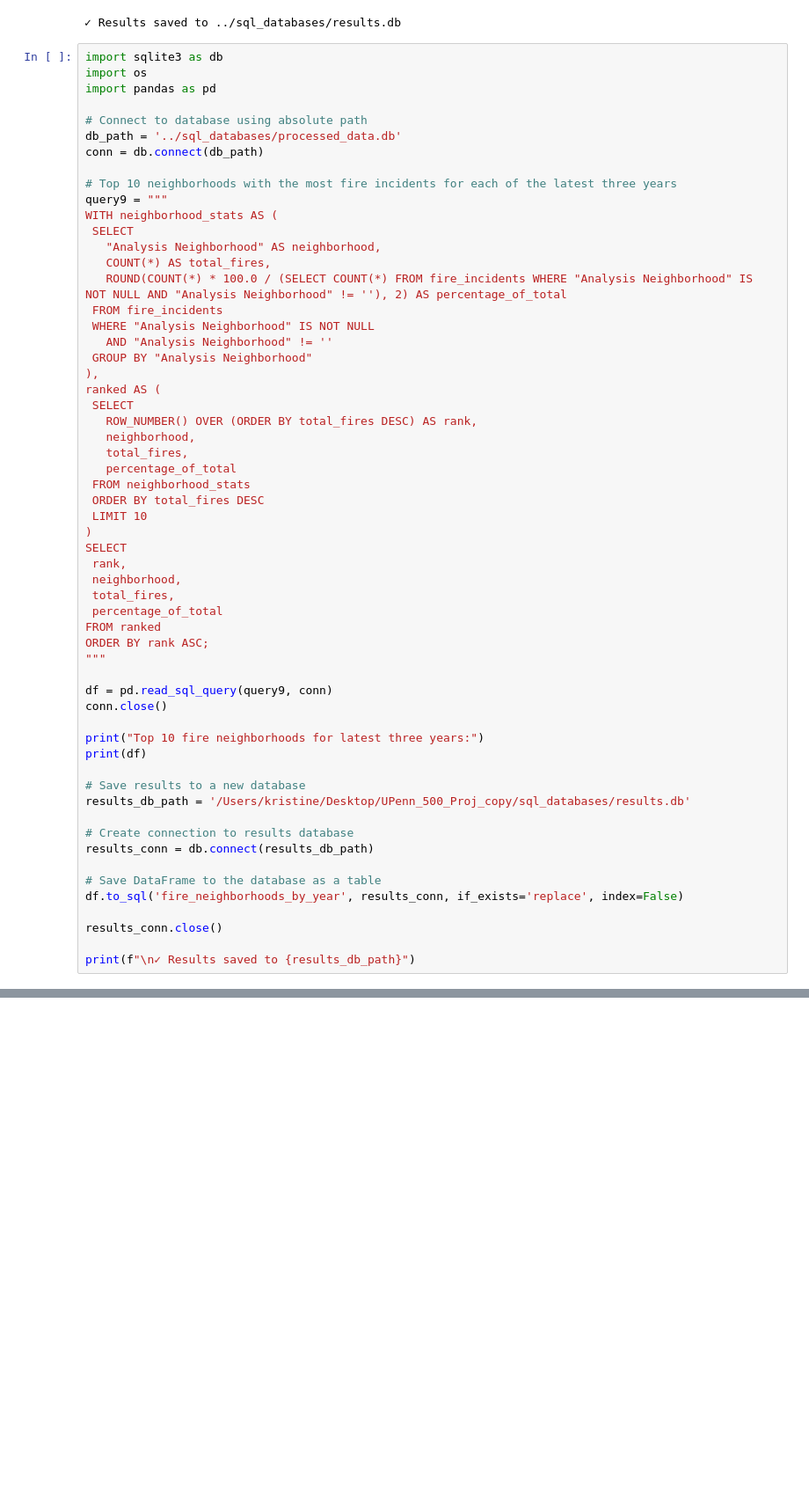
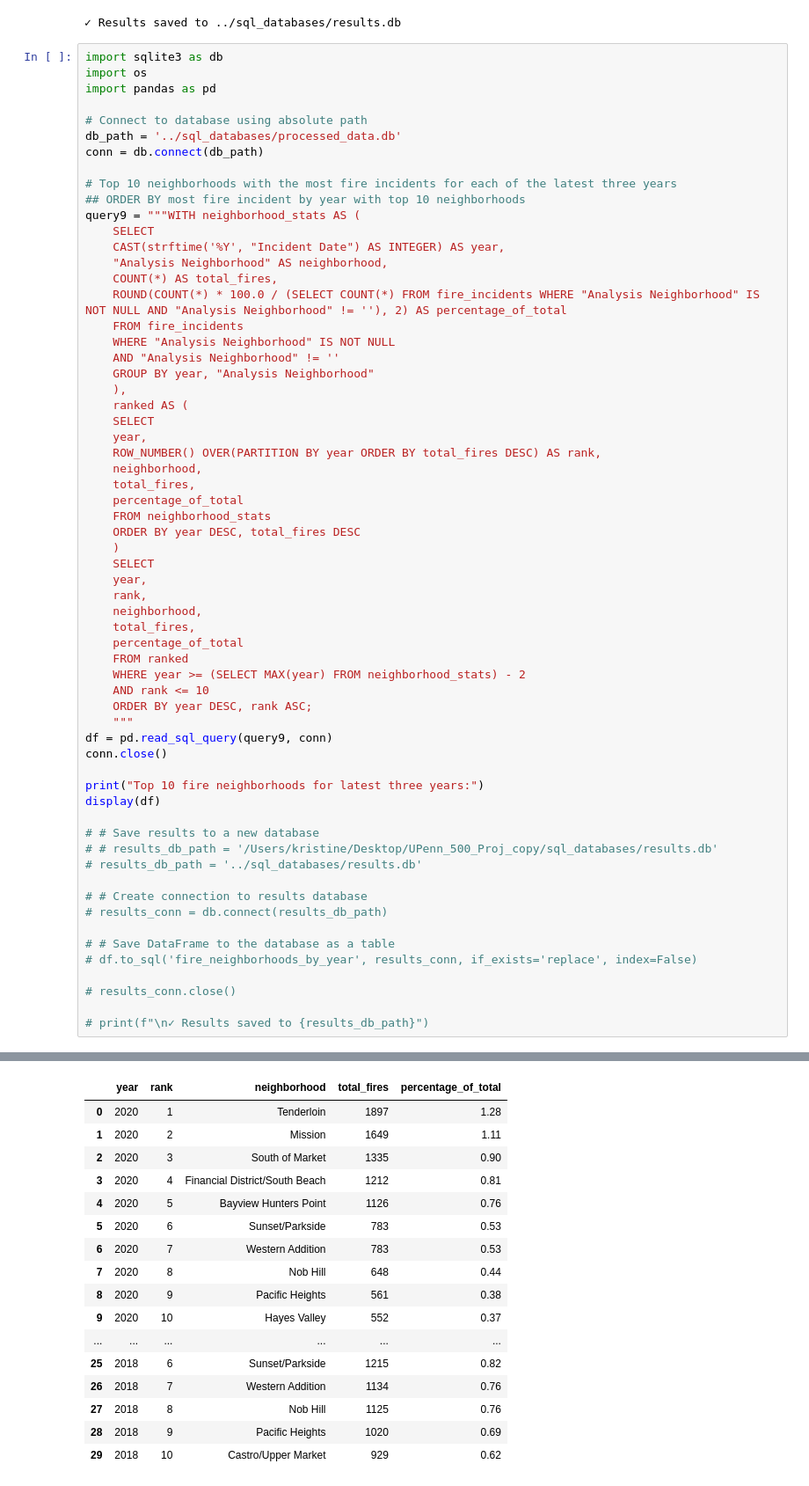
Before and after one commit to Maarham/UPenn_500_Proj, a Jupyter notebook: queries/queries.ipynb, the cells around one changed output, grey strips where cells are left out. Shown: that part at 88% size. Cells and saved outputs as stored; diff of their text form; blank space fills up the shorter version.

```diff
--- a/queries/queries.ipynb
+++ b/queries/queries.ipynb
@@ -680,53 +680,57 @@ db_path = '../sql_databases/processed_data.db'
 conn = db.connect(db_path)
 
 # Top 10 neighborhoods with the most fire incidents for each of the latest three years
-query9 = """
-WITH neighborhood_stats AS (
- SELECT
-   "Analysis Neighborhood" AS neighborhood,
-   COUNT(*) AS total_fires,
-   ROUND(COUNT(*) * 100.0 / (SELECT COUNT(*) FROM fire_incidents WHERE "Analysis Neighborhood" IS NOT NULL AND "Analysis Neighborhood" != ''), 2) AS percentage_of_total
- FROM fire_incidents
- WHERE "Analysis Neighborhood" IS NOT NULL
-   AND "Analysis Neighborhood" != ''
- GROUP BY "Analysis Neighborhood"
-),
-ranked AS (
- SELECT
-   ROW_NUMBER() OVER (ORDER BY total_fires DESC) AS rank,
-   neighborhood,
-   total_fires,
-   percentage_of_total
- FROM neighborhood_stats
- ORDER BY total_fires DESC
- LIMIT 10
-)
-SELECT
- rank,
- neighborhood,
- total_fires,
- percentage_of_total
-FROM ranked
-ORDER BY rank ASC;
-"""
-
+## ORDER BY most fire incident by year with top 10 neighborhoods
+query9 = """WITH neighborhood_stats AS (
+    SELECT
+    CAST(strftime('%Y', "Incident Date") AS INTEGER) AS year,
+    "Analysis Neighborhood" AS neighborhood,
+    COUNT(*) AS total_fires,
+    ROUND(COUNT(*) * 100.0 / (SELECT COUNT(*) FROM fire_incidents WHERE "Analysis Neighborhood" IS NOT NULL AND "Analysis Neighborhood" != ''), 2) AS percentage_of_total
+    FROM fire_incidents
+    WHERE "Analysis Neighborhood" IS NOT NULL
+    AND "Analysis Neighborhood" != ''
+    GROUP BY year, "Analysis Neighborhood"
+    ),
+    ranked AS (
+    SELECT
+    year,
+    ROW_NUMBER() OVER(PARTITION BY year ORDER BY total_fires DESC) AS rank,
+    neighborhood,
+    total_fires,
+    percentage_of_total
+    FROM neighborhood_stats
+    ORDER BY year DESC, total_fires DESC
+    )
+    SELECT
+    year,
+    rank,
+    neighborhood,
+    total_fires,
+    percentage_of_total
+    FROM ranked
+    WHERE year >= (SELECT MAX(year) FROM neighborhood_stats) - 2
+    AND rank <= 10
+    ORDER BY year DESC, rank ASC;
+    """
 df = pd.read_sql_query(query9, conn)
 conn.close()
 
 print("Top 10 fire neighborhoods for latest three years:")
-print(df)
+display(df)
 
-# Save results to a new database
-results_db_path = '/Users/kristine/Desktop/UPenn_500_Proj_copy/sql_databases/results.db'
+# # Save results to a new database
+# # results_db_path = '/Users/kristine/Desktop/UPenn_500_Proj_copy/sql_databases/results.db'
+# results_db_path = '../sql_databases/results.db'
 
-# Create connection to results database
-results_conn = db.connect(results_db_path)
+# # Create connection to results database
+# results_conn = db.connect(results_db_path)
 
-# Save DataFrame to the database as a table
-df.to_sql('fire_neighborhoods_by_year', results_conn, if_exists='replace', index=False)
+# # Save DataFrame to the database as a table
+# df.to_sql('fire_neighborhoods_by_year', results_conn, if_exists='replace', index=False)
 
-results_conn.close()
+# results_conn.close()
 
-print(f"\n✓ Results saved to {results_db_path}")
+# print(f"\n✓ Results saved to {results_db_path}")
 # %% [output]
 Top 10 fire neighborhoods for latest three years:
@@ -746,3 +737,20 @@ Top 10 fire neighborhoods for latest three years:
+|  | year | rank | neighborhood | total_fires | percentage_of_total |
+| 0 | 2020 | 1 | Tenderloin | 1897 | 1.28 |
+| 1 | 2020 | 2 | Mission | 1649 | 1.11 |
+| 2 | 2020 | 3 | South of Market | 1335 | 0.90 |
+| 3 | 2020 | 4 | Financial District/South Beach | 1212 | 0.81 |
+| 4 | 2020 | 5 | Bayview Hunters Point | 1126 | 0.76 |
+| 5 | 2020 | 6 | Sunset/Parkside | 783 | 0.53 |
+| 6 | 2020 | 7 | Western Addition | 783 | 0.53 |
+| 7 | 2020 | 8 | Nob Hill | 648 | 0.44 |
+| 8 | 2020 | 9 | Pacific Heights | 561 | 0.38 |
+| 9 | 2020 | 10 | Hayes Valley | 552 | 0.37 |
+| ... | ... | ... | ... | ... | ... |
+| 25 | 2018 | 6 | Sunset/Parkside | 1215 | 0.82 |
+| 26 | 2018 | 7 | Western Addition | 1134 | 0.76 |
+| 27 | 2018 | 8 | Nob Hill | 1125 | 0.76 |
+| 28 | 2018 | 9 | Pacific Heights | 1020 | 0.69 |
+| 29 | 2018 | 10 | Castro/Upper Market | 929 | 0.62 |
 # %%
 import sqlite3 as db
 import os
```
Also changed, not shown: parts of 1 cell of this notebook, 2 other files.
